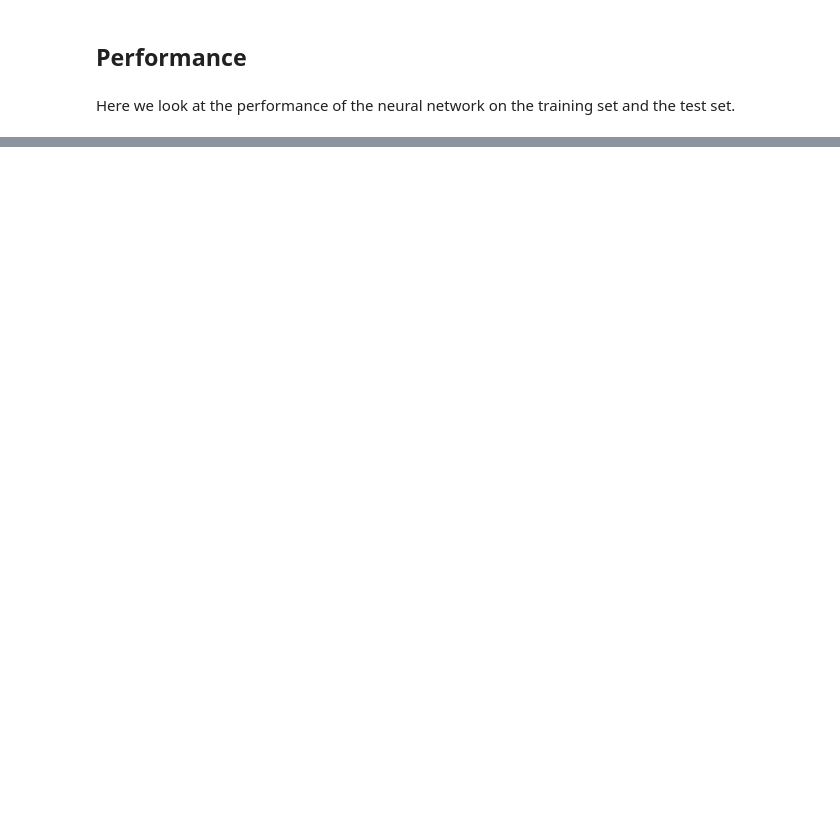
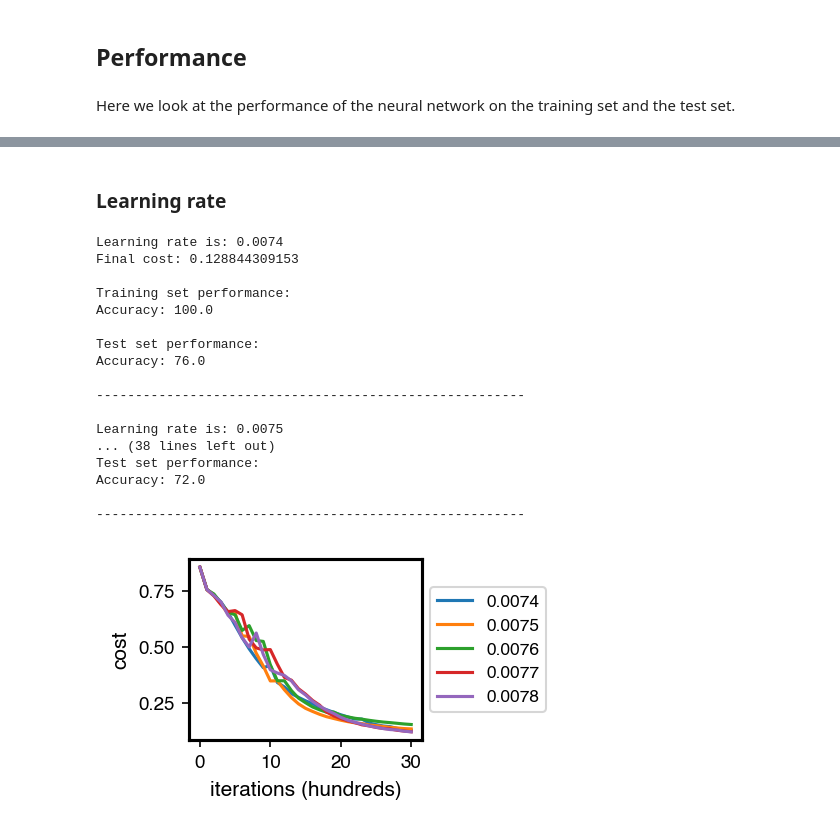
Before and after one commit to LucaPapariello/Cats_classifier, a Jupyter notebook: NN_cats_classifier.ipynb, the cells around one changed output, grey strips where cells are left out. Drawn from its saved outputs; the diff is of its cells as text; code cells hidden in the pictures; blank space fills up the shorter version.

```diff
--- a/NN_cats_classifier.ipynb
+++ b/NN_cats_classifier.ipynb
@@ -173,0 +195,69 @@ Accuracy: 74.0
+# %% [markdown]
+### Learning rate
+# %%
+# Try different learning rates.
+# Input the values by hand.
+learning_rates = [0.0074, 0.0075, 0.0076, 0.0077, 0.0078]
+
+# Try different learning rates at random on a log scale.
+# This is because we want to try values on different scales:
+# from 0.001 to 0.1.
+# r = -2*np.random.rand(1, 10) - 1
+# learning_rates = 10**r
+
+# Store the parameters, costs, and predictions on
+# both train and test set.
+params = {}
+costs = {}
+preds_train = {}
+preds_test = {}
+
+#np.random.seed(1)
+
+for i in learning_rates:
+    print ("Learning rate is: " + str(i))
+    # Here we train the different models.
+    params[learning_rates.index(i)], costs[learning_rates.index(i)] =\
+                        L_layer_model_reg(train_x, train_y, layers_dims, learning_rate = i,
+                                          lambd = 1., num_iterations = 3000, print_cost = False, plot_cost = False)
+    # Look at the final cost and predictions for the different models.
+    print("Final cost: " + str(costs[learning_rates.index(i)][-1]))
+    print(" ")
+    print('Training set performance: ')
+    preds_train[learning_rates.index(i)] = predict(train_x, train_y, params[learning_rates.index(i)])
+    print(" ")
+    print('Test set performance: ')
+    preds_test[learning_rates.index(i)] = predict(test_x, test_y, params[learning_rates.index(i)])
+    print ('\n' + "-------------------------------------------------------" + '\n')
+
+# Plot the learning curves on the same plot for readability.
+fig = plt.figure(dpi=150, figsize=(2, 1.6))
+
+for i in learning_rates:
+    plt.plot(costs[learning_rates.index(i)], label = str(i))
+
+plt.ylabel('cost')
+plt.xlabel('iterations (hundreds)')
+
+legend = plt.legend(loc='center left', fontsize='small', bbox_to_anchor=(1, 0.5))
+frame = legend.get_frame()
+plt.show()
+# %% [output]
+Learning rate is: 0.0074
+Final cost: 0.128844309153
+
+Training set performance:
+Accuracy: 100.0
+
+Test set performance:
+Accuracy: 76.0
+
+-------------------------------------------------------
+
+Learning rate is: 0.0075
+... (38 lines left out)
+Test set performance:
+Accuracy: 72.0
+
+-------------------------------------------------------
+[figure, added]
```
Also changed, not shown: parts of 11 cells of this notebook, 1 other file.
